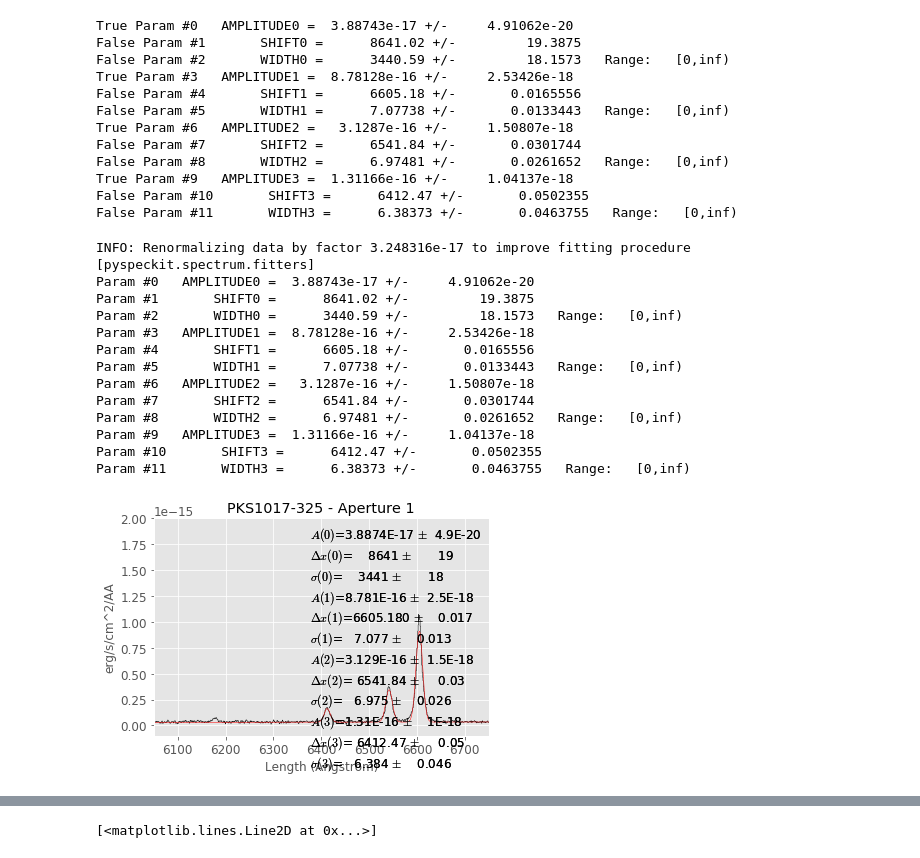
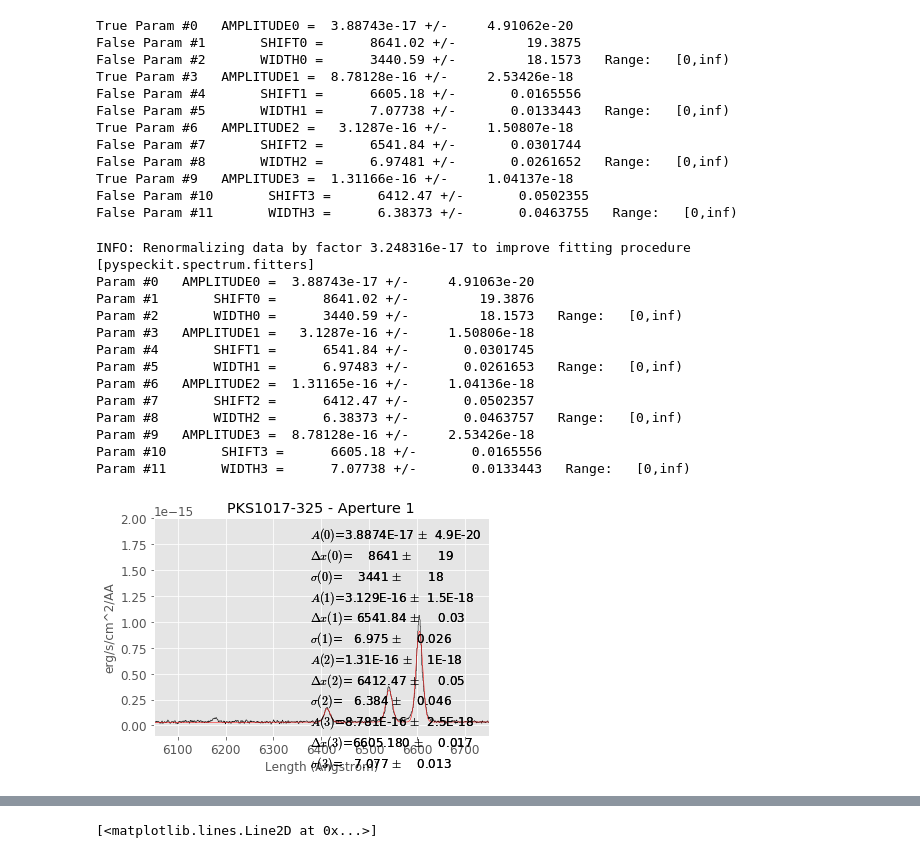
Before and after one commit to granttremblay/question_for_adam, a Jupyter notebook: PKS1017_Analysis.ipynb, the cells around one changed output, grey strips where cells are left out. Drawn from its saved outputs; the diff is of its cells as text; code cells hidden in the pictures.

```diff
--- a/PKS1017_Analysis.ipynb
+++ b/PKS1017_Analysis.ipynb
@@ -321,4 +321,5 @@ False Param #11       WIDTH3 =      6.38373 +/-       0.0463755   Range:   [0,in
 guesses = [1e-16,9999,15]*4
 guesses[1] = 6178
 guesses[4] = 6541
-guesses[7] =
+guesses[7] = 6410
+guesses[10] = 6605
@@ -325,20 +329,22 @@ guesses[7] =
 # %%
+log.setLevel('INFO')
 sp.plotter()
 sp.specfit(guesses=list(guesses), fittype='gaussian')
 sp.plotter.axis.set_ylim(-1e-16, 2e-15)
 print(sp.specfit.parinfo)
+INFO_PARINFO = copy.copy(sp.specfit.parinfo)
 # %% [output]
 INFO: Renormalizing data by factor 3.248316e-17 to improve fitting procedure [pyspeckit.spectrum.fitters]
-Param #0   AMPLITUDE0 =  3.88743e-17 +/-     4.91062e-20
-Param #1       SHIFT0 =      8641.02 +/-         19.3875
+Param #0   AMPLITUDE0 =  3.88743e-17 +/-     4.91063e-20
+Param #1       SHIFT0 =      8641.02 +/-         19.3876
 Param #2       WIDTH0 =      3440.59 +/-         18.1573   Range:   [0,inf)
-Param #3   AMPLITUDE1 =  8.78128e-16 +/-     2.53426e-18
-Param #4       SHIFT1 =      6605.18 +/-       0.0165556
-Param #5       WIDTH1 =      7.07738 +/-       0.0133443   Range:   [0,inf)
-Param #6   AMPLITUDE2 =   3.1287e-16 +/-     1.50807e-18
-Param #7       SHIFT2 =      6541.84 +/-       0.0301744
-Param #8       WIDTH2 =      6.97481 +/-       0.0261652   Range:   [0,inf)
-Param #9   AMPLITUDE3 =  1.31166e-16 +/-     1.04137e-18
-Param #10       SHIFT3 =      6412.47 +/-       0.0502355
-Param #11       WIDTH3 =      6.38373 +/-       0.0463755   Range:   [0,inf)
+Param #3   AMPLITUDE1 =   3.1287e-16 +/-     1.50806e-18
+Param #4       SHIFT1 =      6541.84 +/-       0.0301745
+Param #5       WIDTH1 =      6.97483 +/-       0.0261653   Range:   [0,inf)
+Param #6   AMPLITUDE2 =  1.31165e-16 +/-     1.04136e-18
+Param #7       SHIFT2 =      6412.47 +/-       0.0502357
+Param #8       WIDTH2 =      6.38373 +/-       0.0463757   Range:   [0,inf)
+Param #9   AMPLITUDE3 =  8.78128e-16 +/-     2.53426e-18
+Param #10       SHIFT3 =      6605.18 +/-       0.0165556
+Param #11       WIDTH3 =      7.07738 +/-       0.0133443   Range:   [0,inf)
-[figure, old version]
+[figure, new version]
```
Also changed, not shown: parts of 3 cells of this notebook, 1 other file.
